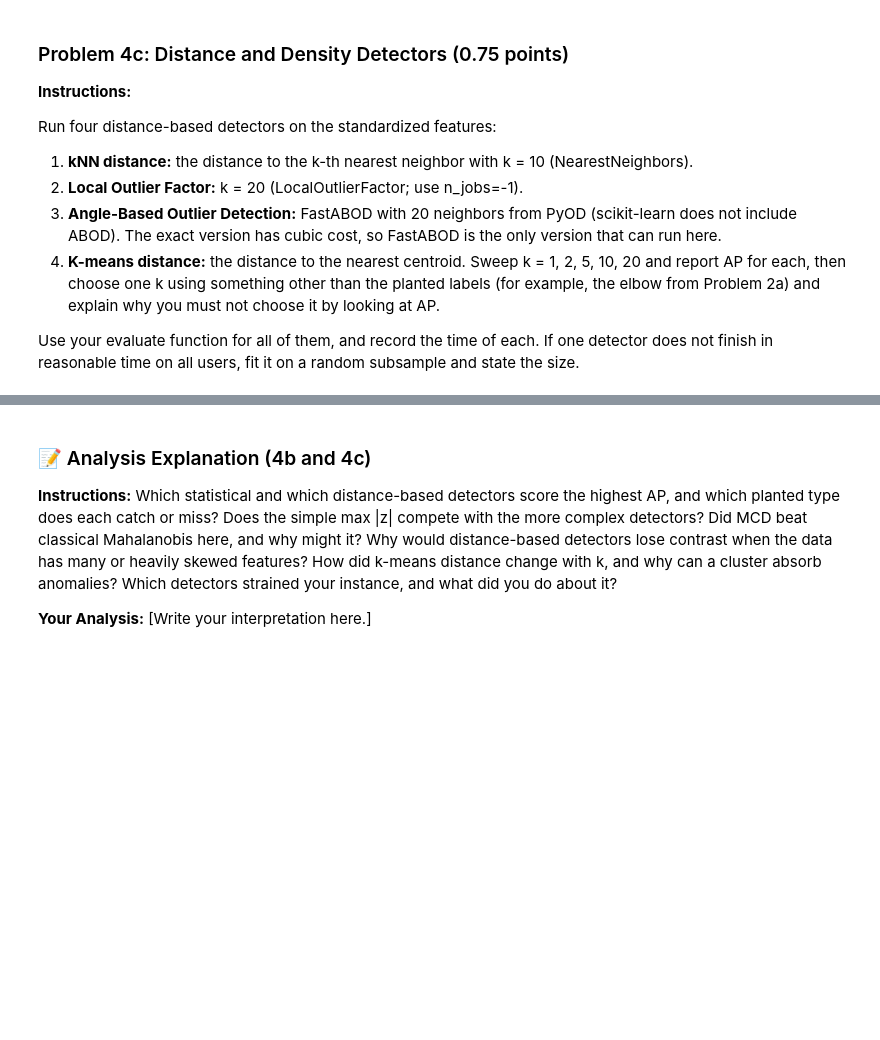
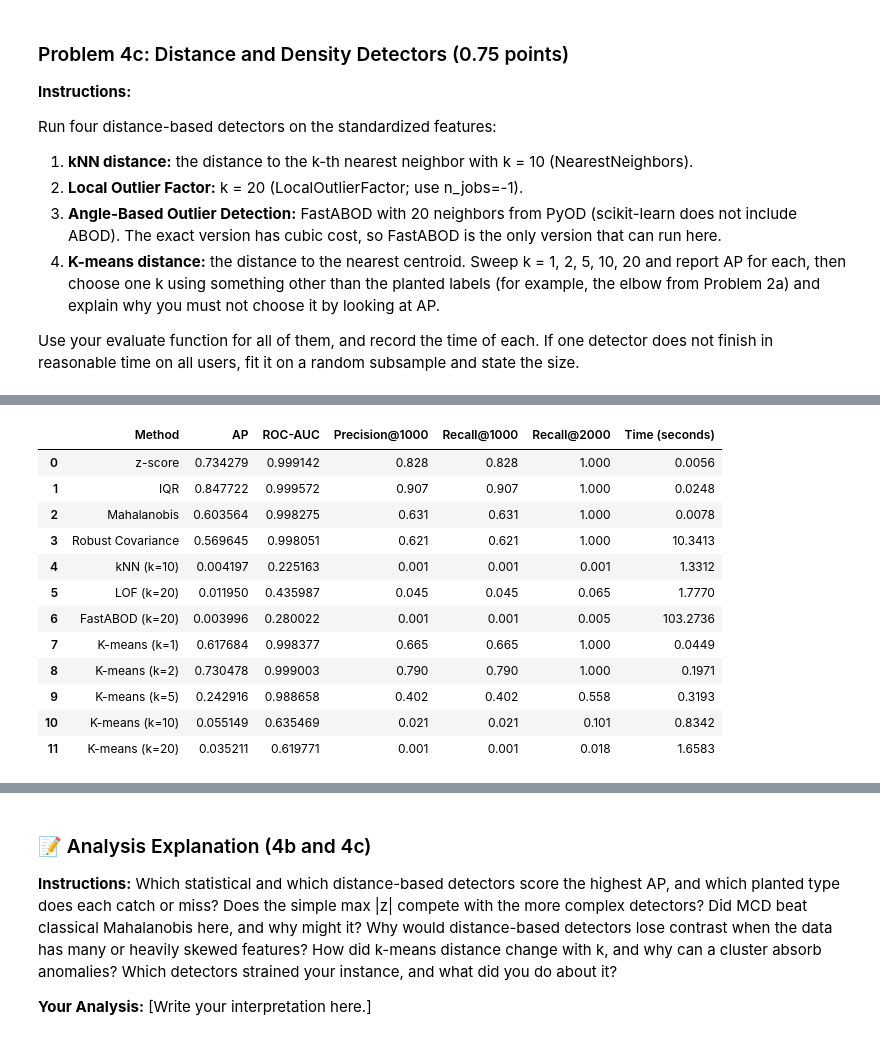
Before and after one commit to Chewy8234/Clustering-Anomaly, a Jupyter notebook: Sebastian_Campos_studentid_Assignment_3_Clustering_Anomaly.ipynb, the cells around one changed output, grey strips where cells are left out. Drawn from its saved outputs; the diff is of its cells as text; code cells hidden in the pictures; blank space fills up the shorter version.

```diff
--- a/Sebastian_Campos_studentid_Assignment_3_Clustering_Anomaly.ipynb
+++ b/Sebastian_Campos_studentid_Assignment_3_Clustering_Anomaly.ipynb
@@ -1549,3 +1791,88 @@ Use your evaluate function for all of them, and record the time of each. If one
 # TODO: K-means distance score for k = 1, 2, 5, 10, 20; report AP for each and pick one k without using the labels
 # TODO: Evaluate all four with evaluate(), and record the time of each (note any subsampling)
 # YOUR CODE HERE:
+
+# 1. kNN Distance Score (k=10) with NearestNeighbors   (n_jobs=-1)
+k_knn = 10
+start_time = time.perf_counter()
+nn_model = NearestNeighbors(n_neighbors=k_knn + 1, n_jobs=-1)  # +1 because the closest neighbor is the point itself
+nn_model.fit(X_scaled)
+distances, _ = nn_model.kneighbors(X_scaled)
+knn_distances = distances[:, -1]  # Distance to the k-th nearest neighbor
+knn_time = time.perf_counter() - start_time  # fit + score only
+knn_metrics = evaluate(knn_distances)
+print(f"kNN (k={k_knn}) detector time: {knn_time:.4f} seconds")
+print(f"kNN (k={k_knn}) AP: {knn_metrics['AP']:.4f}")
+
+# 2. Local Outlier Factor (k=20, n_jobs=-1)
+k_lof = 20
+start_time = time.perf_counter()
+lof_model = LocalOutlierFactor(n_neighbors=k_lof, n_jobs=-1)  # default novelty=False: we score the same users we fit on
+# Many users (e.g. the 400 spammers) have identical feature rows, which breaks LOF's density estimate.
+# Fit on the unique rows and give each user the score of its row.
+X_unique, inverse = np.unique(X_scaled, axis=0, return_inverse=True)
+inverse = inverse.ravel()
+lof_model.fit(X_unique)
+lof_scores = -lof_model.negative_outlier_factor_[inverse]  # Higher scores indicate more anomalous points
+lof_time = time.perf_counter() - start_time  # fit + score only
+lof_metrics = evaluate(lof_scores)
+
+# FastABOD from pyod.models.abod (method='fast', n_neighbors=20)
+abod_model = ABOD(method='fast', n_neighbors=20)
+start_time = time.perf_counter()
+abod_model.fit(X_unique)
+abod_scores = abod_model.decision_scores_ [inverse] # Higher scores indicate more anomalous points
+abod_time = time.perf_counter() - start_time  # fit + score only
+abod_metrics = evaluate(abod_scores)
+
+# 4. K-means distance score for k = 1, 2, 5, 10, 20; report AP for each and pick one k without using the labels
+k_values = [1, 2, 5, 10, 20]
+kmeans_metrics = {}
+kmeans_times = {}
+
+for k in k_values:
+    start_time = time.perf_counter()
+    kmeans_model = KMeans(n_clusters=k, random_state=student_id, n_init=10)
+    kmeans_model.fit(X_scaled)
+    distances_to_centers = kmeans_model.transform(X_scaled)
+    min_distances = np.min(distances_to_centers, axis=1)  # Distance to the nearest cluster center
+    elapsed_time = time.perf_counter() - start_time
+    kmeans_times[k] = elapsed_time
+    kmeans_metrics[k] = evaluate(min_distances)
+    print(f"K-means (k={k}) detector time: {elapsed_time:.4f} seconds")
+    print(f"K-means (k={k}) AP: {kmeans_metrics[k]['AP']:.4f}")
+
+kmeans_chosen_k = 5   # elbow from Problem 2a, chosen without the labels
+print(f"Chosen k for k-means distance: {kmeans_chosen_k} (elbow from Problem 2a, not AP)")
+print(f"K-means (k={kmeans_chosen_k}) AP: {kmeans_metrics[kmeans_chosen_k]['AP']:.4f}")
+
+## Summarize all the anomaly detection results in a DataFrame
+anomaly_results = []
+methods = [
+    ("z-score", z_score_metrics, z_score_time),
+    ("IQR", iqr_metrics, iqr_time),
+    ("Mahalanobis", mahalanobis_metrics, mahalanobis_time),
+    ("Robust Covariance", robust_metrics, robust_time),
+    (f"kNN (k={k_knn})", knn_metrics, knn_time),
+    (f"LOF (k={k_lof})", lof_metrics, lof_time),
+    (f"FastABOD (k=20)", abod_metrics, abod_time),
+]
+for k in k_values:
+    methods.append((f"K-means (k={k})", kmeans_metrics[k], kmeans_times[k]))
+
+for method_name, metrics, elapsed_time in methods:
+    anomaly_results.append({
+        "Method": method_name,
+        "AP": metrics["AP"],
+        "ROC-AUC": metrics["ROC-AUC"],
+        "Precision@1000": metrics["Precision@1000"],
+        "Recall@1000": metrics["Recall@1000"],
+        "Recall@2000": metrics["Recall@2000"],
+        "Time (seconds)": round(elapsed_time, 4)
+    })
+
+df_anomaly_results = pd.DataFrame(anomaly_results)
+display(df_anomaly_results)
+print("Subsampling: none. All four 4c detectors were fit and scored on all "
+      f"{X_scaled.shape[0]:,} users (FastABOD was the slowest at {abod_time:.0f} s).")
+# %% [output]
@@ -1551,0 +1893,13 @@ Use your evaluate function for all of them, and record the time of each. If one
+|  | Method | AP | ROC-AUC | Precision@1000 | Recall@1000 | Recall@2000 | Time (seconds) |
+| 0 | z-score | 0.734279 | 0.999142 | 0.828 | 0.828 | 1.000 | 0.0056 |
+| 1 | IQR | 0.847722 | 0.999572 | 0.907 | 0.907 | 1.000 | 0.0248 |
+| 2 | Mahalanobis | 0.603564 | 0.998275 | 0.631 | 0.631 | 1.000 | 0.0078 |
+| 3 | Robust Covariance | 0.569645 | 0.998051 | 0.621 | 0.621 | 1.000 | 10.3413 |
+| 4 | kNN (k=10) | 0.004197 | 0.225163 | 0.001 | 0.001 | 0.001 | 1.3312 |
+| 5 | LOF (k=20) | 0.011950 | 0.435987 | 0.045 | 0.045 | 0.065 | 1.7770 |
+| 6 | FastABOD (k=20) | 0.003996 | 0.280022 | 0.001 | 0.001 | 0.005 | 103.2736 |
+| 7 | K-means (k=1) | 0.617684 | 0.998377 | 0.665 | 0.665 | 1.000 | 0.0449 |
+| 8 | K-means (k=2) | 0.730478 | 0.999003 | 0.790 | 0.790 | 1.000 | 0.1971 |
+| 9 | K-means (k=5) | 0.242916 | 0.988658 | 0.402 | 0.402 | 0.558 | 0.3193 |
+| 10 | K-means (k=10) | 0.055149 | 0.635469 | 0.021 | 0.021 | 0.101 | 0.8342 |
+| 11 | K-means (k=20) | 0.035211 | 0.619771 | 0.001 | 0.001 | 0.018 | 1.6583 |
```
Also changed, not shown: parts of 16 cells of this notebook.
